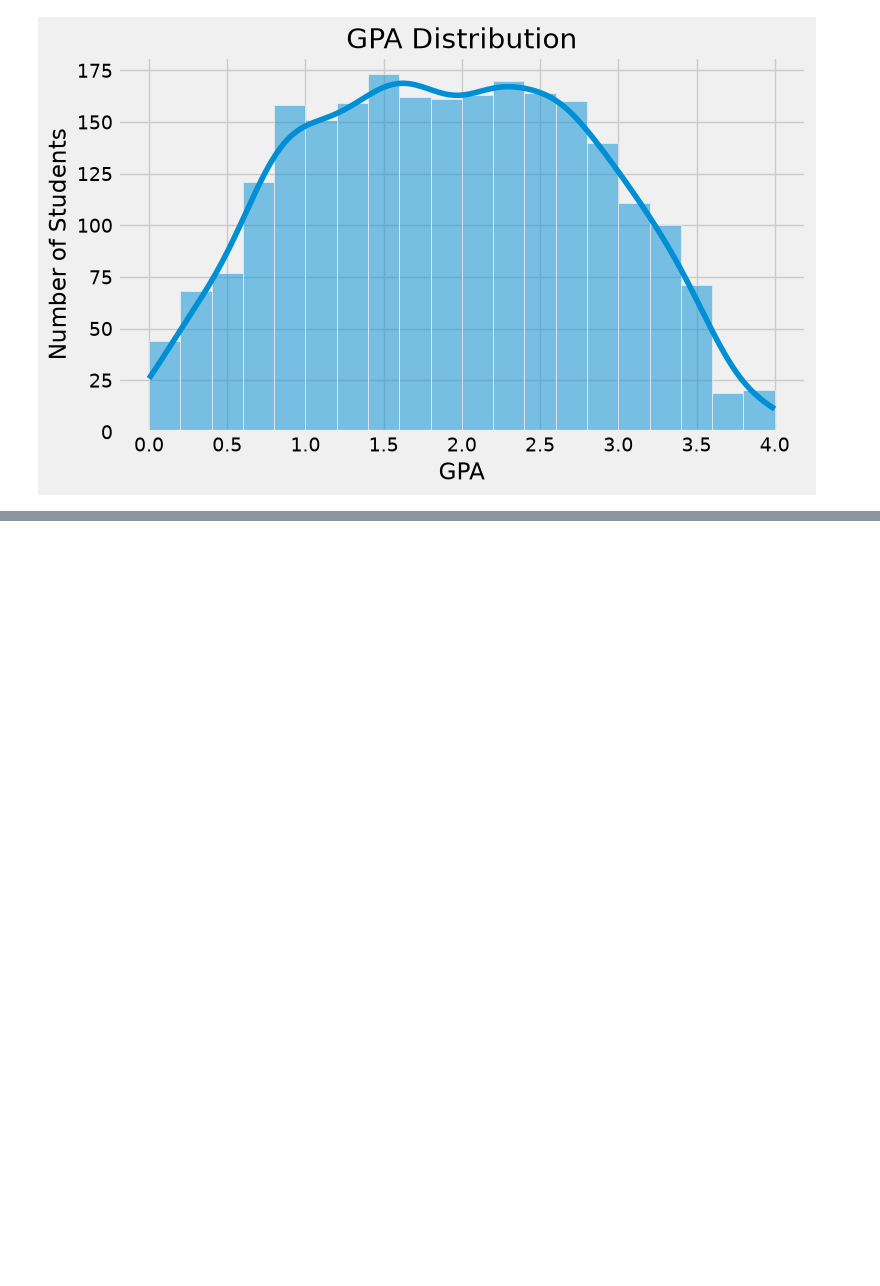
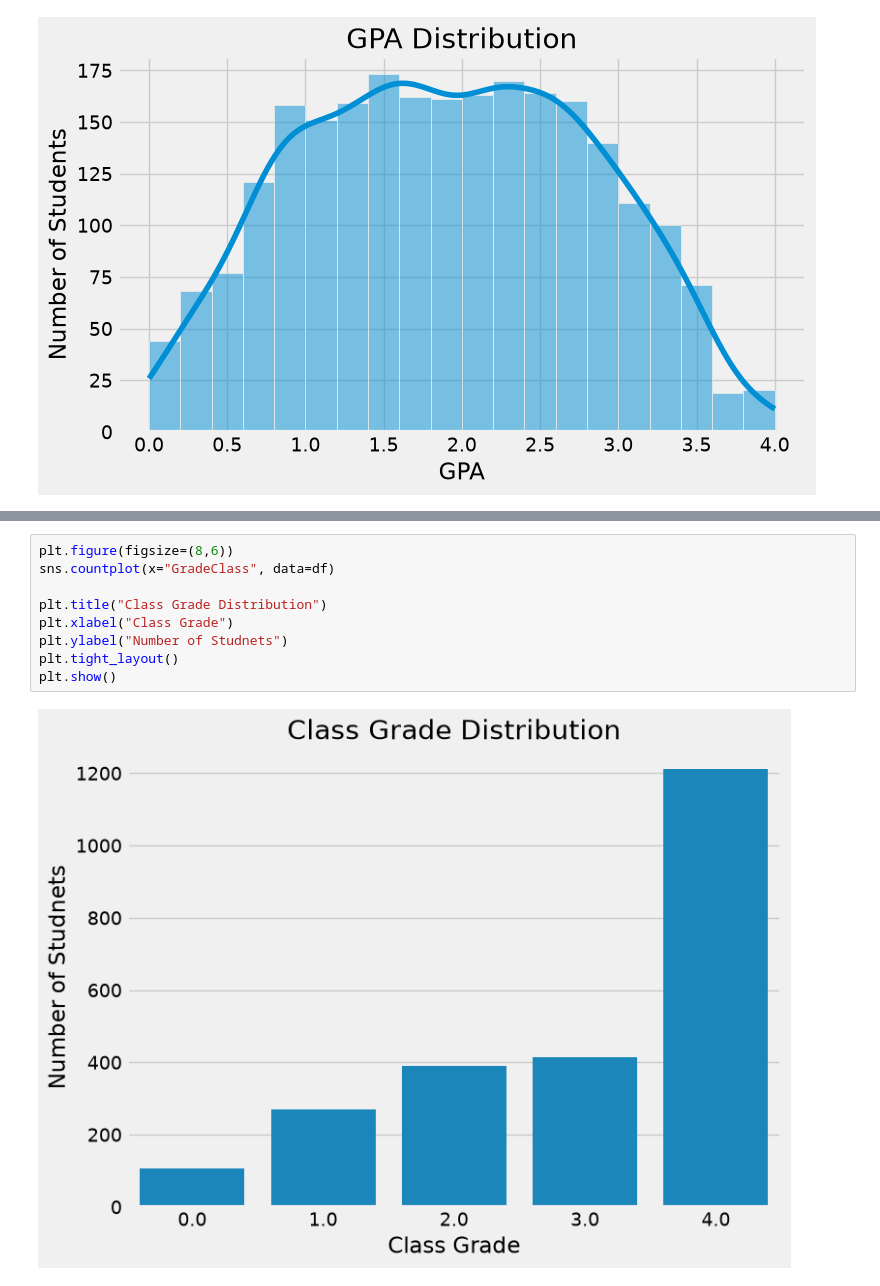
Before and after one commit to arman-ali07/Student-Performance-Prediction, a Jupyter notebook: students.ipynb, the cells around one changed output, grey strips where cells are left out. Saved outputs shown, nothing was run; the diff lists cells and outputs as text; blank space fills up the shorter version.

```diff
--- a/students.ipynb
+++ b/students.ipynb
@@ -208,0 +235,11 @@ plt.show()
+# %%
+plt.figure(figsize=(8,6))
+sns.countplot(x="GradeClass", data=df)
+
+plt.title("Class Grade Distribution")
+plt.xlabel("Class Grade")
+plt.ylabel("Number of Studnets")
+plt.tight_layout()
+plt.show()
+# %% [output]
+[figure, added]
```
Also changed, not shown: parts of 4 cells of this notebook.
